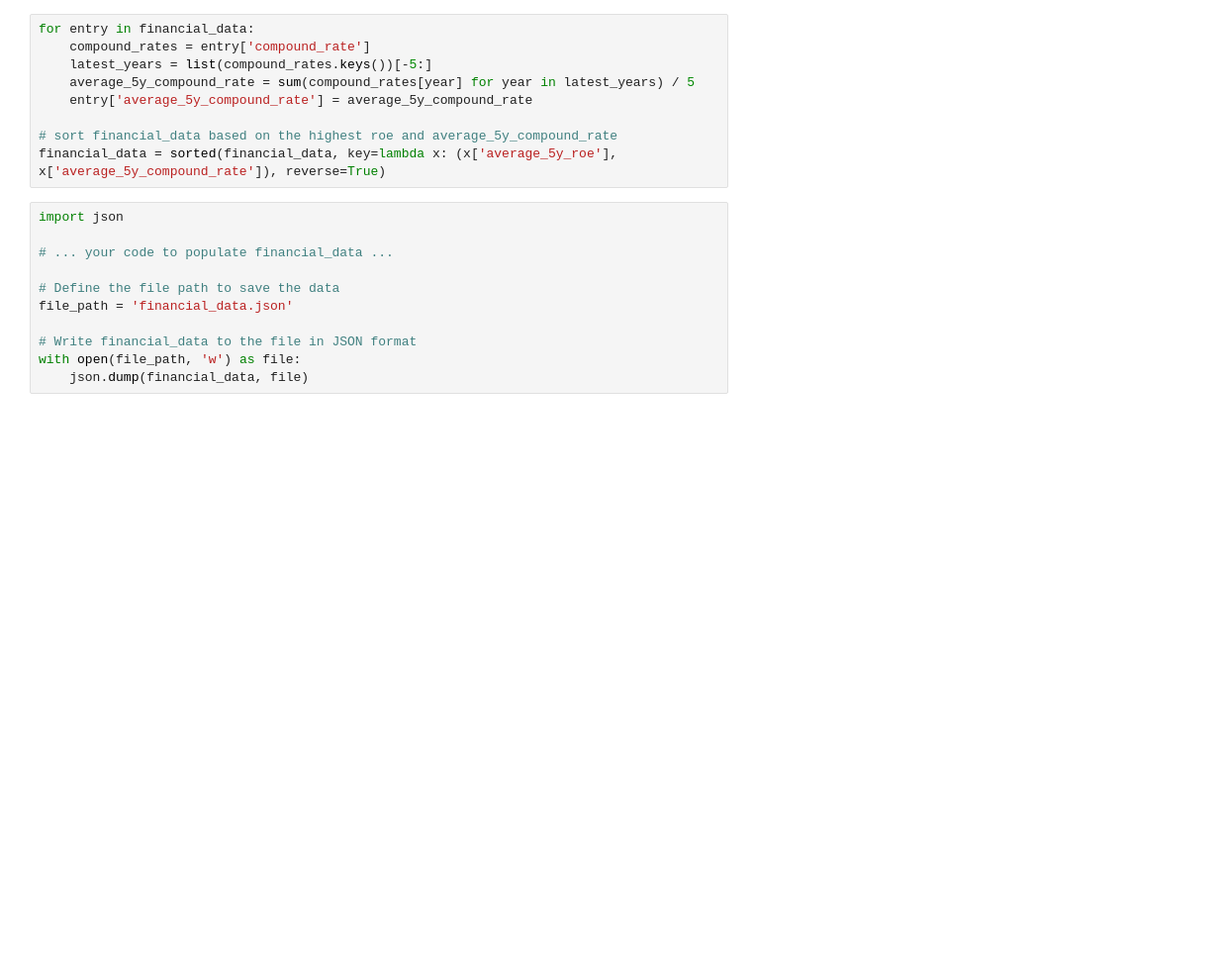
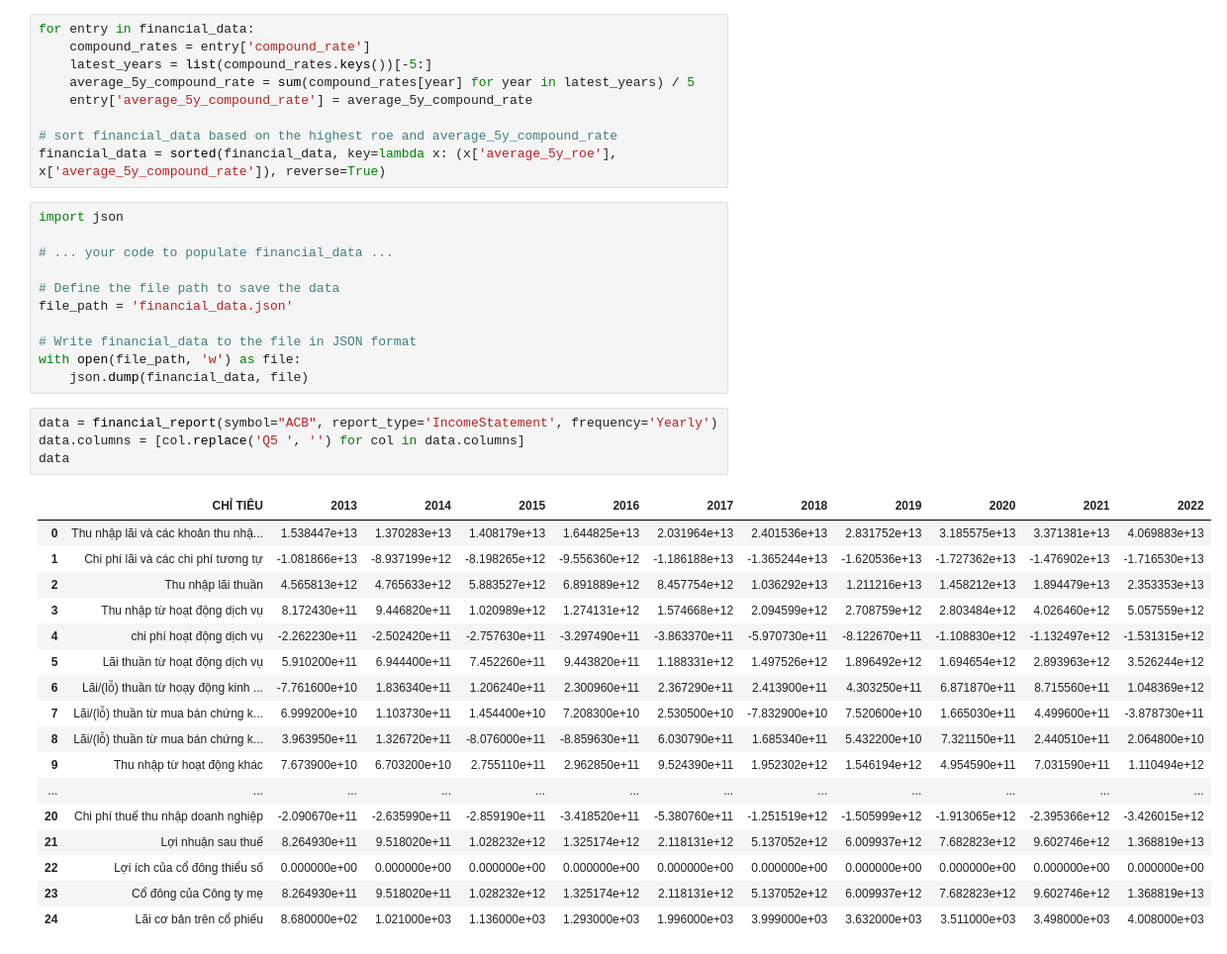
Before and after one commit to kidze/vnstock, a Jupyter notebook: stocks-notebook.ipynb, the cells around one changed output. Shown: that part at 99% size. Drawn from its saved outputs; the diff is of its cells as text; blank space fills up the shorter version.

```diff
--- a/stocks-notebook.ipynb
+++ b/stocks-notebook.ipynb
@@ -87,3 +90,25 @@ file_path = 'financial_data.json'
 # Write financial_data to the file in JSON format
 with open(file_path, 'w') as file:
     json.dump(financial_data, file)
+# %%
+data = financial_report(symbol="ACB", report_type='IncomeStatement', frequency='Yearly')
+data.columns = [col.replace('Q5 ', '') for col in data.columns]
+data
+# %% [output]
+|  | CHỈ TIÊU | 2013 | 2014 | 2015 | 2016 | 2017 | 2018 | 2019 | 2020 | 2021 | 2022 |
+| 0 | Thu nhập lãi và các khoản thu nhậ... | 1.538447e+13 | 1.370283e+13 | 1.408179e+13 | 1.644825e+13 | 2.031964e+13 | 2.401536e+13 | 2.831752e+13 | 3.185575e+13 | 3.371381e+13 | 4.069883e+13 |
+| 1 | Chi phí lãi và các chi phí tương tự | -1.081866e+13 | -8.937199e+12 | -8.198265e+12 | -9.556360e+12 | -1.186188e+13 | -1.365244e+13 | -1.620536e+13 | -1.727362e+13 | -1.476902e+13 | -1.716530e+13 |
+| 2 | Thu nhập lãi thuần | 4.565813e+12 | 4.765633e+12 | 5.883527e+12 | 6.891889e+12 | 8.457754e+12 | 1.036292e+13 | 1.211216e+13 | 1.458212e+13 | 1.894479e+13 | 2.353353e+13 |
+| 3 | Thu nhập từ hoạt động dịch vụ | 8.172430e+11 | 9.446820e+11 | 1.020989e+12 | 1.274131e+12 | 1.574668e+12 | 2.094599e+12 | 2.708759e+12 | 2.803484e+12 | 4.026460e+12 | 5.057559e+12 |
+| 4 | chi phí hoạt động dịch vụ | -2.262230e+11 | -2.502420e+11 | -2.757630e+11 | -3.297490e+11 | -3.863370e+11 | -5.970730e+11 | -8.122670e+11 | -1.108830e+12 | -1.132497e+12 | -1.531315e+12 |
+| 5 | Lãi thuần từ hoạt động dịch vụ | 5.910200e+11 | 6.944400e+11 | 7.452260e+11 | 9.443820e+11 | 1.188331e+12 | 1.497526e+12 | 1.896492e+12 | 1.694654e+12 | 2.893963e+12 | 3.526244e+12 |
+| 6 | Lãi/(lỗ) thuần từ hoạy động kinh ... | -7.761600e+10 | 1.836340e+11 | 1.206240e+11 | 2.300960e+11 | 2.367290e+11 | 2.413900e+11 | 4.303250e+11 | 6.871870e+11 | 8.715560e+11 | 1.048369e+12 |
+| 7 | Lãi/(lỗ) thuần từ mua bán chứng k... | 6.999200e+10 | 1.103730e+11 | 1.454400e+10 | 7.208300e+10 | 2.530500e+10 | -7.832900e+10 | 7.520600e+10 | 1.665030e+11 | 4.499600e+11 | -3.878730e+11 |
+| 8 | Lãi/(lỗ) thuần từ mua bán chứng k... | 3.963950e+11 | 1.326720e+11 | -8.076000e+11 | -8.859630e+11 | 6.030790e+11 | 1.685340e+11 | 5.432200e+10 | 7.321150e+11 | 2.440510e+11 | 2.064800e+10 |
+| 9 | Thu nhập từ hoạt động khác | 7.673900e+10 | 6.703200e+10 | 2.755110e+11 | 2.962850e+11 | 9.524390e+11 | 1.952302e+12 | 1.546194e+12 | 4.954590e+11 | 7.031590e+11 | 1.110494e+12 |
+| ... | ... | ... | ... | ... | ... | ... | ... | ... | ... | ... | ... |
+| 20 | Chi phí thuế thu nhập doanh nghiệp | -2.090670e+11 | -2.635990e+11 | -2.859190e+11 | -3.418520e+11 | -5.380760e+11 | -1.251519e+12 | -1.505999e+12 | -1.913065e+12 | -2.395366e+12 | -3.426015e+12 |
+| 21 | Lợi nhuận sau thuế | 8.264930e+11 | 9.518020e+11 | 1.028232e+12 | 1.325174e+12 | 2.118131e+12 | 5.137052e+12 | 6.009937e+12 | 7.682823e+12 | 9.602746e+12 | 1.368819e+13 |
+| 22 | Lợi ích của cổ đông thiểu số | 0.000000e+00 | 0.000000e+00 | 0.000000e+00 | 0.000000e+00 | 0.000000e+00 | 0.000000e+00 | 0.000000e+00 | 0.000000e+00 | 0.000000e+00 | 0.000000e+00 |
+| 23 | Cổ đông của Công ty mẹ | 8.264930e+11 | 9.518020e+11 | 1.028232e+12 | 1.325174e+12 | 2.118131e+12 | 5.137052e+12 | 6.009937e+12 | 7.682823e+12 | 9.602746e+12 | 1.368819e+13 |
+| 24 | Lãi cơ bản trên cổ phiếu | 8.680000e+02 | 1.021000e+03 | 1.136000e+03 | 1.293000e+03 | 1.996000e+03 | 3.999000e+03 | 3.632000e+03 | 3.511000e+03 | 3.498000e+03 | 4.008000e+03 |
```
Also changed, not shown: parts of 1 cell of this notebook.
